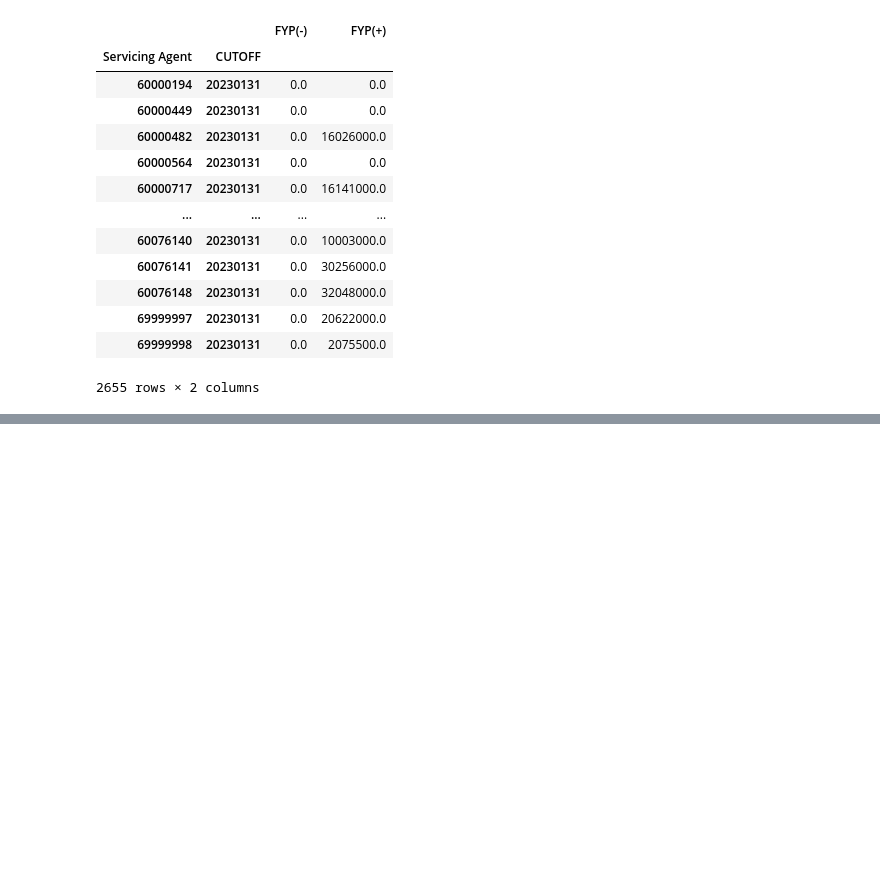
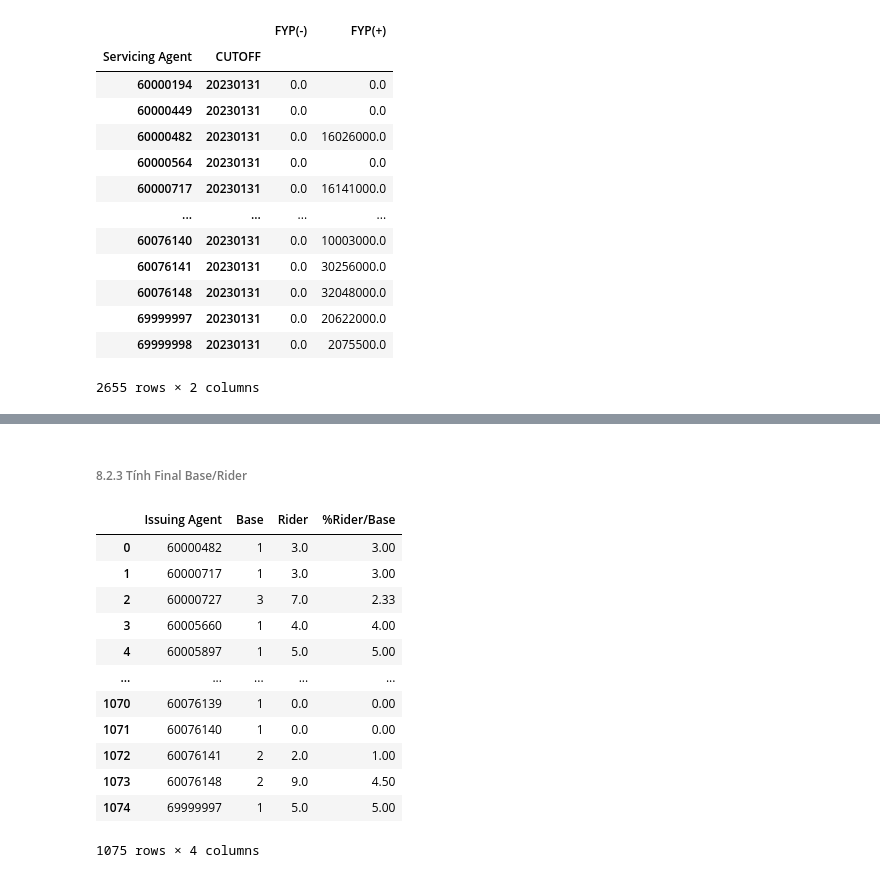
Before and after one commit to michaelmarytan81194/PythonProject, a Jupyter notebook: 1. Python/4. Tools/1. Phu Hung Life/4. KPI/KPI_Individual.ipynb, the cells around one changed output, grey strips where cells are left out. Drawn from its saved outputs; the diff is of its cells as text; code cells hidden in the pictures; blank space fills up the shorter version.

```diff
--- a/1. Python/4. Tools/1. Phu Hung Life/4. KPI/KPI_Individual.ipynb
+++ b/1. Python/4. Tools/1. Phu Hung Life/4. KPI/KPI_Individual.ipynb
@@ -201,0 +352,7 @@ Sum_FYP.to_csv('checkFYP.csv')
+# %%
+Sum_base_rider = base_rider
+#Tính Base
+Sum_base = Sum_base_rider[Sum_base_rider['Base/Rider'] == 'Base']
+Sum_base = Sum_base.groupby(['Issuing Agent'])['Base/Rider'].count()
+Sum_base = Sum_base.reset_index().rename(columns={'Base/Rider':'Base'})
+Sum_base
@@ -201,0 +375,7 @@ Sum_FYP.to_csv('checkFYP.csv')
+# %%
+Sum_base_rider = base_rider
+#Tính Base
+Sum_rider = Sum_base_rider[Sum_base_rider['Base/Rider'] == 'Rider']
+Sum_rider = Sum_rider.groupby(['Issuing Agent'])['Base/Rider'].count()
+Sum_rider = Sum_rider.reset_index().rename(columns={'Base/Rider':'Rider'})
+Sum_rider
@@ -201,0 +396,21 @@ Sum_FYP.to_csv('checkFYP.csv')
+# %% [markdown]
+<h6>8.2.3 Tính Final Base/Rider
+# %%
+Final_Base_Rider = pd.merge(Sum_base, Sum_rider, on = 'Issuing Agent', how = 'left' )
+Final_Base_Rider = Final_Base_Rider.fillna(0)
+Final_Base_Rider['%Rider/Base'] = round(Final_Base_Rider['Rider'] / Final_Base_Rider['Base'], 2)
+Final_Base_Rider
+# %% [output]
+|  | Issuing Agent | Base | Rider | %Rider/Base |
+| 0 | 60000482 | 1 | 3.0 | 3.00 |
+| 1 | 60000717 | 1 | 3.0 | 3.00 |
+| 2 | 60000727 | 3 | 7.0 | 2.33 |
+| 3 | 60005660 | 1 | 4.0 | 4.00 |
+| 4 | 60005897 | 1 | 5.0 | 5.00 |
+| ... | ... | ... | ... | ... |
+| 1070 | 60076139 | 1 | 0.0 | 0.00 |
+| 1071 | 60076140 | 1 | 0.0 | 0.00 |
+| 1072 | 60076141 | 2 | 2.0 | 1.00 |
+| 1073 | 60076148 | 2 | 9.0 | 4.50 |
+| 1074 | 69999997 | 1 | 5.0 | 5.00 |
+1075 rows × 4 columns
```
Also changed, not shown: parts of 47 cells of this notebook, 16 other files.
